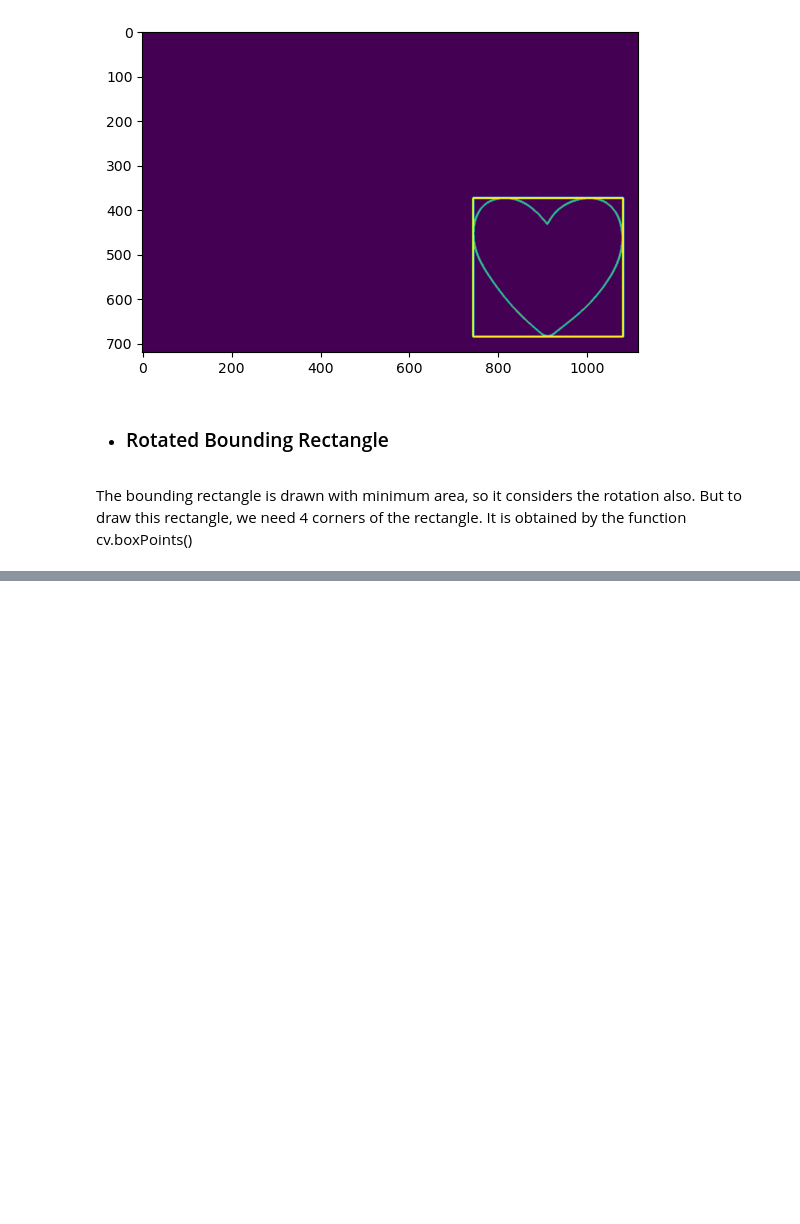
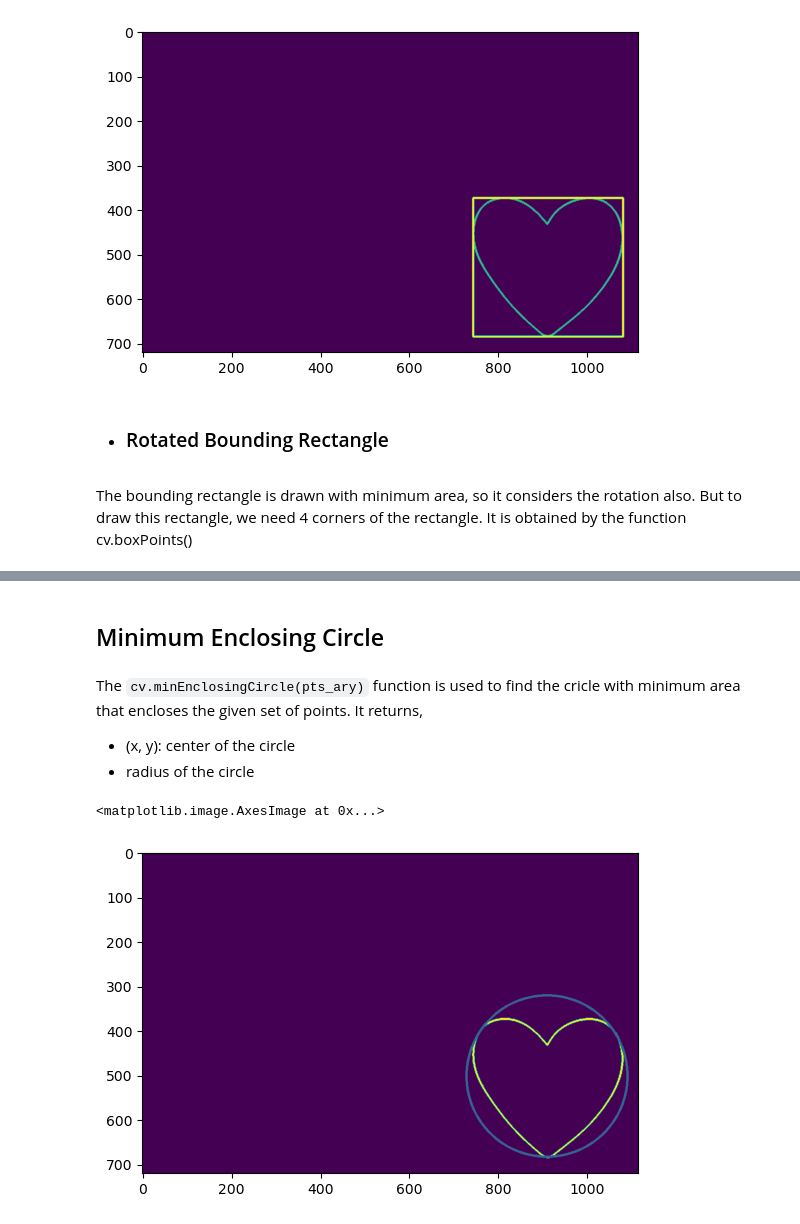
Before and after one commit to MaidulHasan/OpenCV_Basics, a Jupyter notebook: 13_fitting_different_shapes_to_a_contour.ipynb, the cells around one changed output, grey strips where cells are left out. Cells and saved outputs as stored; diff of their text form; code cells hidden in the pictures; blank space fills up the shorter version.

```diff
--- a/13_fitting_different_shapes_to_a_contour.ipynb
+++ b/13_fitting_different_shapes_to_a_contour.ipynb
@@ -86,0 +90,19 @@ plt.imshow(
+# %% [markdown]
+## Minimum Enclosing Circle
+# %% [markdown]
+The `cv.minEnclosingCircle(pts_ary)` function is used to find the cricle with minimum area that encloses the given set of points. It returns,
+- (x, y): center of the circle
+- radius of the circle
+# %%
+(x, y), radius = cv.minEnclosingCircle(simple_shapes_contours[1])
+
+center = (int(x), int(y))
+radius = int(radius)
+
+canvas3 = get_canvas(simple_shapes.shape, color_code=(80))
+cv.drawContours(canvas3, simple_shapes_contours, 1, color=(200), thickness=4)
+
+plt.imshow(cv.circle(canvas3, center, radius, color=(120, 200), thickness=4))
+# %% [output]
+<matplotlib.image.AxesImage at 0x...>
+[figure, added]
```
Also changed, not shown: parts of 9 cells of this notebook.
